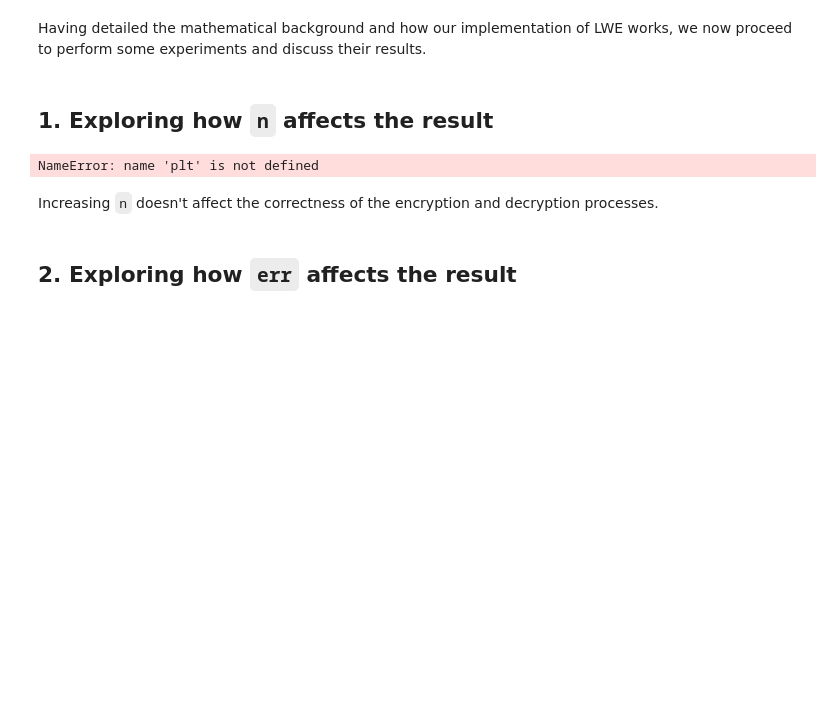
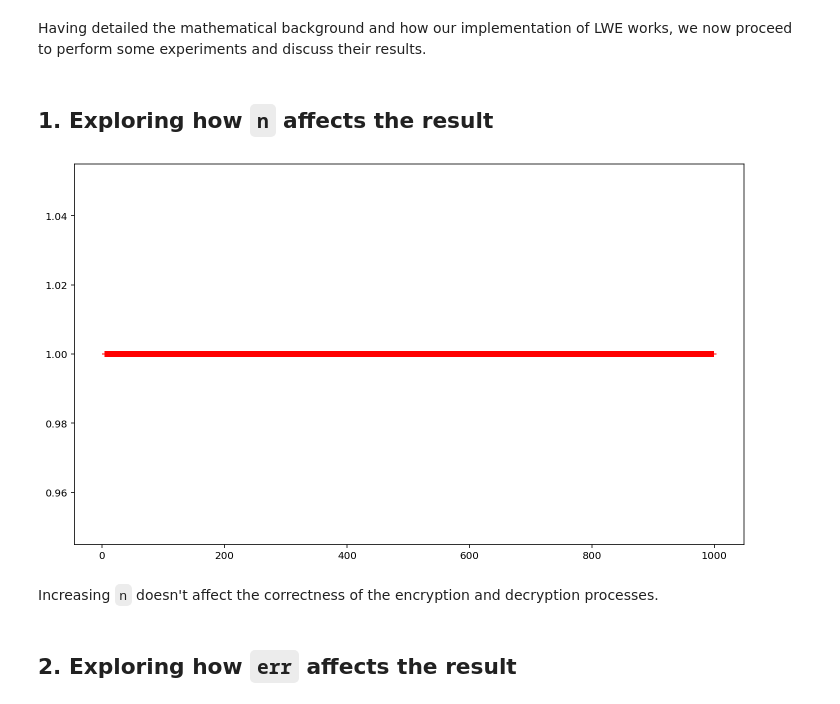
Before and after one commit to fredericoschardong/learning-with-errors-parameters, a Jupyter notebook: Index.ipynb, the cells around one changed output. Drawn from its saved outputs; the diff is of its cells as text; code cells hidden in the pictures; blank space fills up the shorter version.

```diff
--- a/Index.ipynb
+++ b/Index.ipynb
@@ -73,11 +71,11 @@ Having detailed the mathematical background and how our implementation of LWE wo
 # %% [markdown]
 ## 1.  Exploring how `n` affects the result
 # %%
-r = list(range(1000))
+r = list(range(1, 1000))
 plt.plot(r, [run(n = i) for i in r], 'r+')
 plt.show()
 # %% [output]
-NameError: name 'plt' is not defined
+[figure, added]
 # %% [markdown]
 Increasing `n` doesn't affect the correctness of the encryption and decryption processes.
 # %% [markdown]
```
Also changed, not shown: parts of 10 cells of this notebook.
